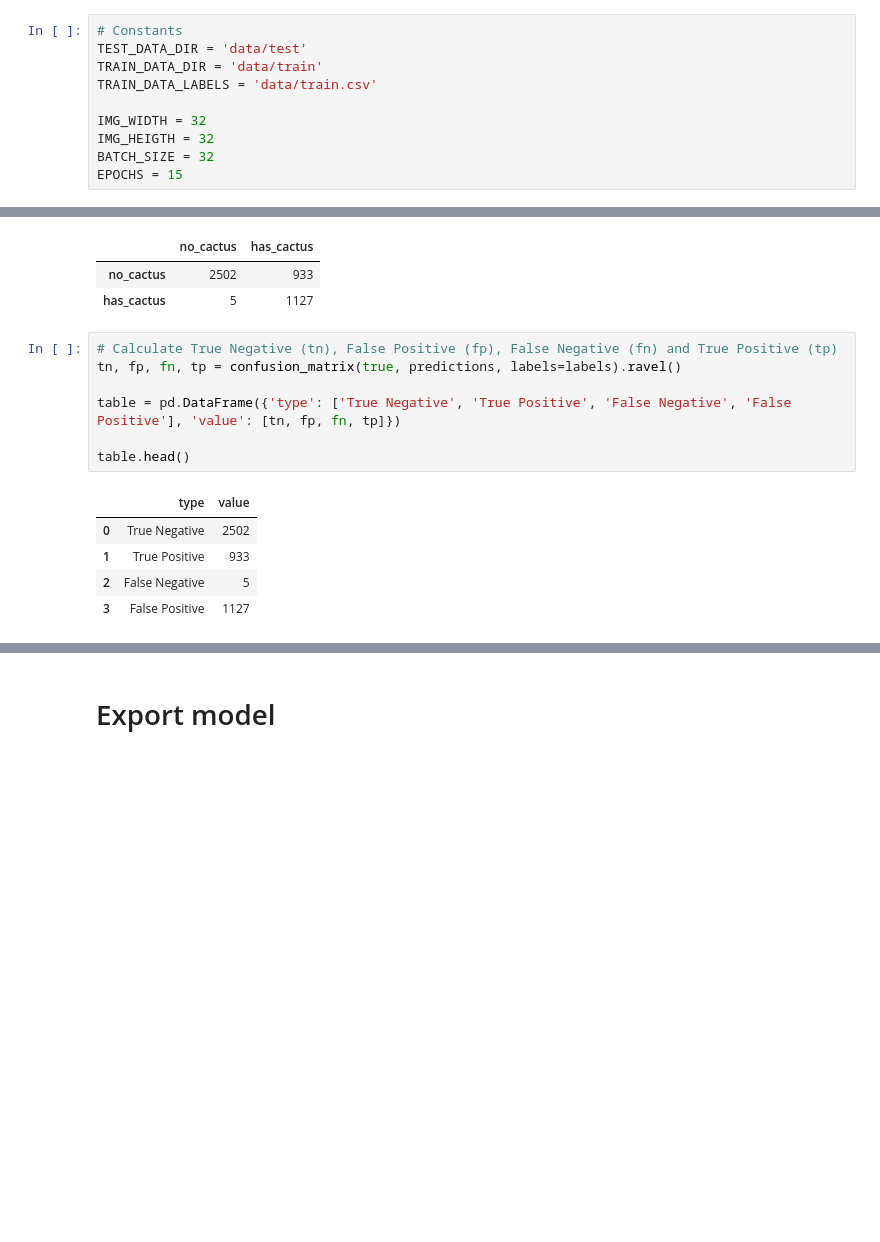
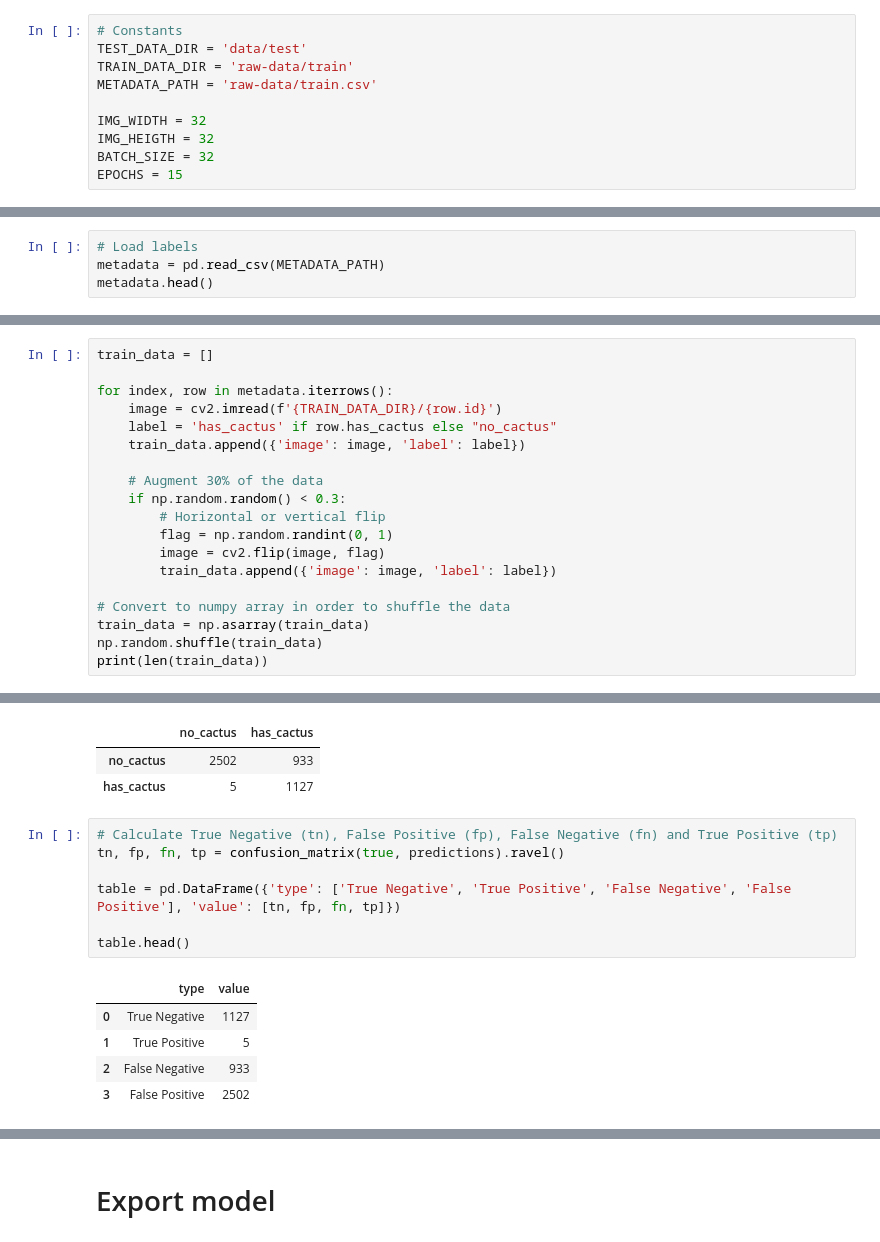
Before and after one commit to kpapijnenburg/cactus-detector, a Jupyter notebook: CNN-V1.1.ipynb, the cells around one changed output, grey strips where cells are left out. Cells and saved outputs as stored; diff of their text form; blank space fills up the shorter version.

Commit message:
Load from raw data dir

```diff
--- a/CNN-V1.1.ipynb
+++ b/CNN-V1.1.ipynb
@@ -15,8 +15,8 @@ from sklearn.preprocessing import LabelBinarizer
 # %%
 # Constants
 TEST_DATA_DIR = 'data/test'
-TRAIN_DATA_DIR = 'data/train'
-TRAIN_DATA_LABELS = 'data/train.csv'
+TRAIN_DATA_DIR = 'raw-data/train'
+METADATA_PATH = 'raw-data/train.csv'
 
 IMG_WIDTH = 32
 IMG_HEIGTH = 32
@@ -24,3 +24,7 @@ BATCH_SIZE = 32
 EPOCHS = 15
 # %% [markdown]
 # Load, augment & preprocess data
+# %%
+# Load labels
+metadata = pd.read_csv(METADATA_PATH)
+metadata.head()
@@ -26,0 +38,19 @@ EPOCHS = 15
+# %%
+train_data = []
+
+for index, row in metadata.iterrows():
+    image = cv2.imread(f'{TRAIN_DATA_DIR}/{row.id}')
+    label = 'has_cactus' if row.has_cactus else "no_cactus"
+    train_data.append({'image': image, 'label': label})
+
+    # Augment 30% of the data
+    if np.random.random() < 0.3:
+        # Horizontal or vertical flip
+        flag = np.random.randint(0, 1)
+        image = cv2.flip(image, flag)
+        train_data.append({'image': image, 'label': label})
+
+# Convert to numpy array in order to shuffle the data
+train_data = np.asarray(train_data)
+np.random.shuffle(train_data)
+print(len(train_data))
@@ -165,17 +197,17 @@ df.head()
 | has_cactus | 5 | 1127 |
 # %%
 # Calculate True Negative (tn), False Positive (fp), False Negative (fn) and True Positive (tp)
-tn, fp, fn, tp = confusion_matrix(true, predictions, labels=labels).ravel()
+tn, fp, fn, tp = confusion_matrix(true, predictions).ravel()
 
 table = pd.DataFrame({'type': ['True Negative', 'True Positive', 'False Negative', 'False Positive'], 'value': [tn, fp, fn, tp]})
 
 table.head()
 # %% [output]
 |  | type | value |
-| 0 | True Negative | 2502 |
-| 1 | True Positive | 933 |
-| 2 | False Negative | 5 |
-| 3 | False Positive | 1127 |
+| 0 | True Negative | 1127 |
+| 1 | True Positive | 5 |
+| 2 | False Negative | 933 |
+| 3 | False Positive | 2502 |
 # %%
 recall = tp / (tp + fn)
 precision = tp / (tp + fp)
```
Also changed, not shown: parts of 6 cells of this notebook, 1 other file.
